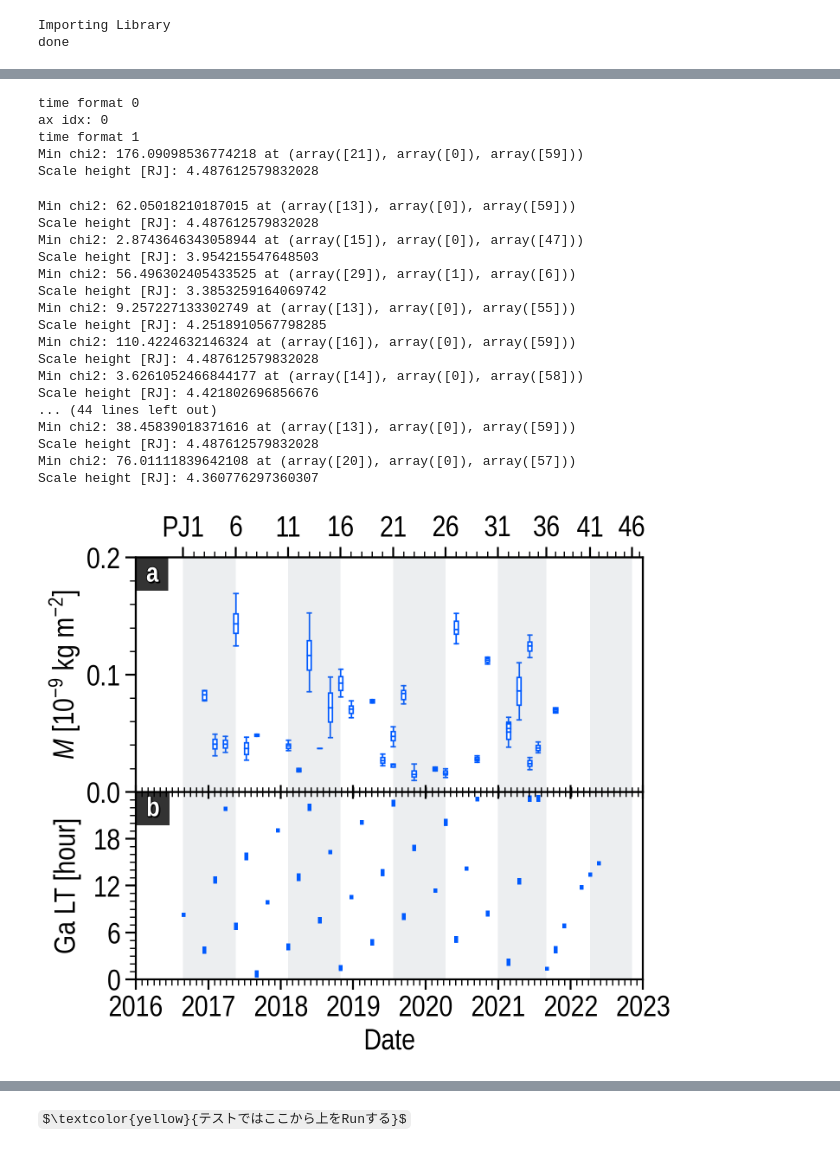
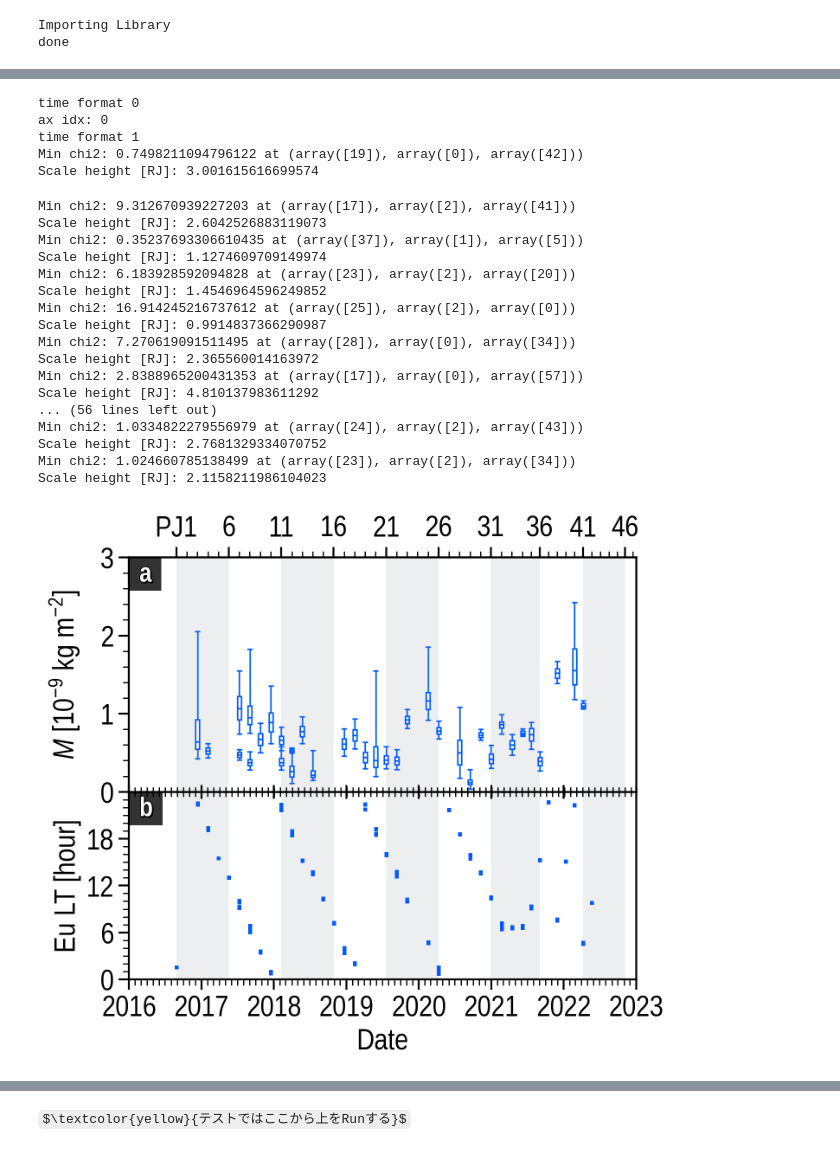
Before and after one commit to ShinnosukeSatoh/Juno_UVS_deimos, a Jupyter notebook: ftmc_lt.ipynb, the cells around one changed output, grey strips where cells are left out. Cells and saved outputs as stored; diff of their text form; code cells hidden in the pictures; some formulas as TeX source.

```diff
--- a/ftmc_lt.ipynb
+++ b/ftmc_lt.ipynb
@@ -28,7 +28,7 @@ Importing Library
 done
 # %%
 exdate = '005/20250923'
-target_moon = 'Ganymede'
+target_moon = 'Europa'
 target_fp = ['MAW', 'TEB']
 
 exnum = ['050', '056']
@@ -894,32 +894,44 @@ elif (exdate == '005/20250923') and (target_moon == 'Europa'):
 
 elif (exdate == '005/20250923') and (target_moon == 'Ganymede'):
     exnum = ['054', '055', '056', '057', '058',
-             '059', '063', '065', '068', '070',
+             '059', '063', '065', '068',  # '070',
              '071', '072', '073', '075', '076',
              '078', '079', '081', '082', '083',
              '084', '085', '086', '087', '088',
              '089', '090', '091', '092', '093',
-             '094',
+             '094', '095', '096', '097', '098',
+             '099', '100', '101', '102', '103',
+             '104', '105', '106',
+             # '107',
+             # '108', '109',
              ]
     PJ_list = [3, 4, 5, 6, 7,
-               8, 11, 12, 13, 14,
+               8, 11, 12, 13,  # 14,
                15, 16, 17, 19, 20,
                21, 21, 22, 23, 25,
                26, 27, 29, 30, 32,
                32, 33, 34, 34, 35,
-               37,
+               37, 38, 40, 41, 42,
+               46, 47, 48, 49, 50,
+               58, 59, 60,
+               # 22,
+               # 3, 3,
                ]
     FTMC_HEM = ['both', 'both', 'S', 'both', 'S',
-                'both', 'N', 'both', 'both', 'S',
+                'both', 'N', 'both', 'both',  # 'S',
                 'N', 'S', 'S', 'S', 'N',
                 'N', 'S', 'N', 'both', 'S',
                 'S', 'both', 'S', 'S', 'N',
                 'S', 'both', 'N', 'S', 'both',
-                'S',
+                'S', 'S', 'S', 'N', 'N',
+                'S', 'S', 'S', 'S', 'S',
+                'S', 'S', 'N',
+                # 'S',
+                # 'N', 'S',
                 ]
     Psyn = Psyn_ga
     ymax = 0.2
-    ticks = np.arange(0, 0.30, 0.10)
+    ticks = np.round(np.arange(0, 0.20+0.01, 0.05), 2)
 
 column_mass_1dN = np.loadtxt(
     'results/column_mass/'+exdate+'_'+target_moon+'/col_massdens_1dN.txt')
@@ -1076,53 +1088,53 @@ xticks = [datetime.datetime.strptime('2016-08-27', '%Y-%m-%d'),
 xticklabels = ['PJ1', '', '', '', '',
                '6', '', '', '', '',
                '11', '', '', '', '',
                '16', '', '', '', '',
                '21', '', '', '', '',
                '26', '', '', '', '',
                '31', '', '', '', '',
                '36', '', '', '', '',
                '41', '', '', '', '',
                '46', '',]
 PJax.set_xlim(xmin, xmax)
 PJax.set_xticks(xticks[::5])
 PJax.set_xticklabels(xticklabels[::5])
 PJax.xaxis.set_minor_locator(FixedLocator(mdates.date2num(xticks)))
 PJax.tick_params('y', grid_zorder=-10)
 
 # Shades in each 5 perijove
 for i in range(2):
     F.ax[i].axvspan(xticks[0], xticks[5], fc=UC.gray, ec=None, alpha=0.15)
     F.ax[i].axvspan(xticks[10], xticks[15], fc=UC.gray, ec=None, alpha=0.15)
     F.ax[i].axvspan(xticks[20], xticks[25], fc=UC.gray, ec=None, alpha=0.15)
     F.ax[i].axvspan(xticks[30], xticks[35], fc=UC.gray, ec=None, alpha=0.15)
     F.ax[i].axvspan(xticks[40], xticks[45], fc=UC.gray, ec=None, alpha=0.15)
 
 F.fig.savefig('img/ftmc_lt_'+target_moon[0:2]+'_r.pdf', bbox_inches='tight')
 plt.show()
 # %% [output]
 time format 0
 ax idx: 0
 time format 1
-Min chi2: 176.09098536774218 at (array([21]), array([0]), array([59]))
-Scale height [RJ]: 4.487612579832028
+Min chi2: 0.7498211094796122 at (array([19]), array([0]), array([42]))
+Scale height [RJ]: 3.001615616699574
-Min chi2: 62.05018210187015 at (array([13]), array([0]), array([59]))
-Scale height [RJ]: 4.487612579832028
-Min chi2: 2.8743646343058944 at (array([15]), array([0]), array([47]))
-Scale height [RJ]: 3.954215547648503
-Min chi2: 56.496302405433525 at (array([29]), array([1]), array([6]))
-Scale height [RJ]: 3.3853259164069742
-Min chi2: 9.257227133302749 at (array([13]), array([0]), array([55]))
-Scale height [RJ]: 4.2518910567798285
-Min chi2: 110.4224632146324 at (array([16]), array([0]), array([59]))
-Scale height [RJ]: 4.487612579832028
-Min chi2: 3.6261052466844177 at (array([14]), array([0]), array([58]))
-Scale height [RJ]: 4.421802696856676
-... (44 lines left out)
-Min chi2: 38.45839018371616 at (array([13]), array([0]), array([59]))
-Scale height [RJ]: 4.487612579832028
-Min chi2: 76.01111839642108 at (array([20]), array([0]), array([57]))
-Scale height [RJ]: 4.360776297360307
+Min chi2: 9.312670939227203 at (array([17]), array([2]), array([41]))
+Scale height [RJ]: 2.6042526883119073
+Min chi2: 0.35237693306610435 at (array([37]), array([1]), array([5]))
+Scale height [RJ]: 1.1274609709149974
+Min chi2: 6.183928592094828 at (array([23]), array([2]), array([20]))
+Scale height [RJ]: 1.4546964596249852
+Min chi2: 16.914245216737612 at (array([25]), array([2]), array([0]))
+Scale height [RJ]: 0.9914837366290987
+Min chi2: 7.270619091511495 at (array([28]), array([0]), array([34]))
+Scale height [RJ]: 2.365560014163972
+Min chi2: 2.8388965200431353 at (array([17]), array([0]), array([57]))
+Scale height [RJ]: 4.810137983611292
+... (56 lines left out)
+Min chi2: 1.0334822279556979 at (array([24]), array([2]), array([43]))
+Scale height [RJ]: 2.7681329334070752
+Min chi2: 1.024660785138499 at (array([23]), array([2]), array([34]))
+Scale height [RJ]: 2.1158211986104023
-[figure, old version]
+[figure, new version]
 # %%
 # %% フィッティング用の三角関数
 def fit_func2(params, x):
```
Also changed, not shown: parts of 11 cells of this notebook, 3 other files.
